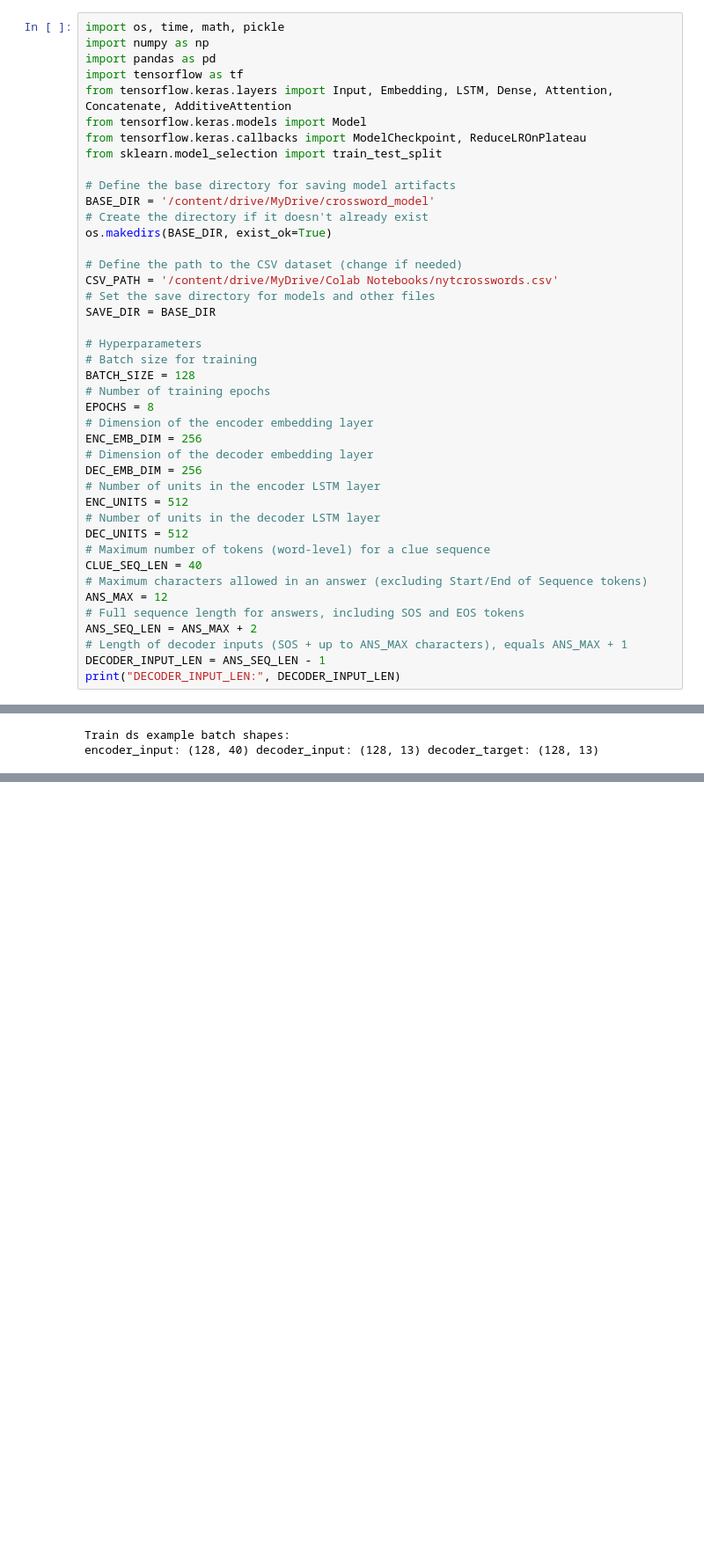
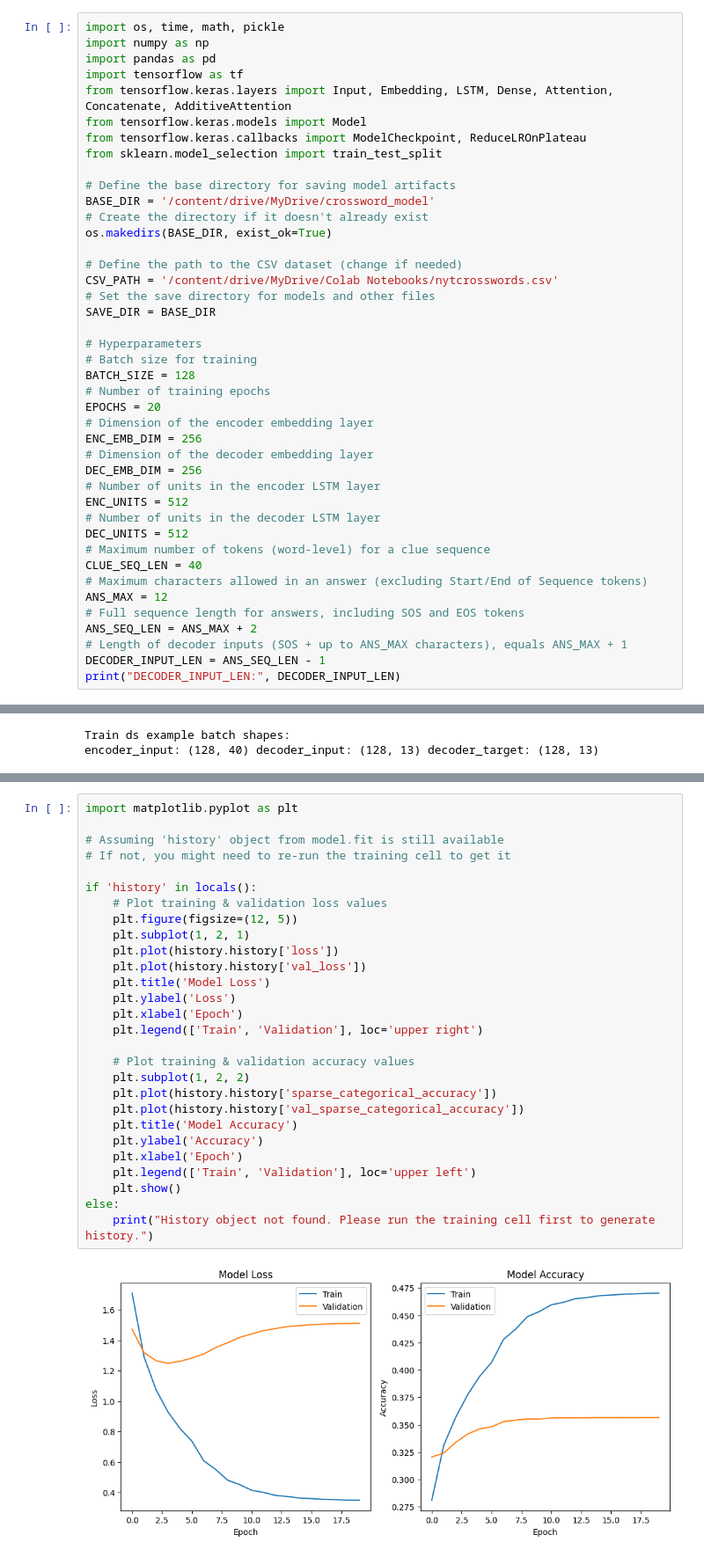
Before and after one commit to AhrenSalazar/AI-CrossWord-Solver, a Jupyter notebook: Final_Crossword-2.ipynb, the cells around one changed output, grey strips where cells are left out. Shown: that part at 88% size. Saved outputs shown, nothing was run; the diff lists cells and outputs as text; blank space fills up the shorter version.

```diff
--- a/Final_Crossword-2.ipynb
+++ b/Final_Crossword-2.ipynb
@@ -42,7 +42,7 @@ SAVE_DIR = BASE_DIR
 # Batch size for training
 BATCH_SIZE = 128
 # Number of training epochs
-EPOCHS = 8
+EPOCHS = 20
 # Dimension of the encoder embedding layer
 ENC_EMB_DIM = 256
 # Dimension of the decoder embedding layer
@@ -536,3 +569,33 @@ Colab notebook detected. To show errors in colab notebook, set debug=True in lau
 
 This share link expires in 1 week. For free permanent hosting and GPU upgrades, run `gradio deploy` from the terminal in the working directory to deploy to Hugging Face Spaces (https://huggingface.co/ ...
 [interactive output not drawn]
+# %%
+import matplotlib.pyplot as plt
+
+# Assuming 'history' object from model.fit is still available
+# If not, you might need to re-run the training cell to get it
+
+if 'history' in locals():
+    # Plot training & validation loss values
+    plt.figure(figsize=(12, 5))
+    plt.subplot(1, 2, 1)
+    plt.plot(history.history['loss'])
+    plt.plot(history.history['val_loss'])
+    plt.title('Model Loss')
+    plt.ylabel('Loss')
+    plt.xlabel('Epoch')
+    plt.legend(['Train', 'Validation'], loc='upper right')
+
+    # Plot training & validation accuracy values
+    plt.subplot(1, 2, 2)
+    plt.plot(history.history['sparse_categorical_accuracy'])
+    plt.plot(history.history['val_sparse_categorical_accuracy'])
+    plt.title('Model Accuracy')
+    plt.ylabel('Accuracy')
+    plt.xlabel('Epoch')
+    plt.legend(['Train', 'Validation'], loc='upper left')
+    plt.show()
+else:
+    print("History object not found. Please run the training cell first to generate history.")
+# %% [output]
+[figure, added]
```
Also changed, not shown: parts of 6 cells of this notebook.
